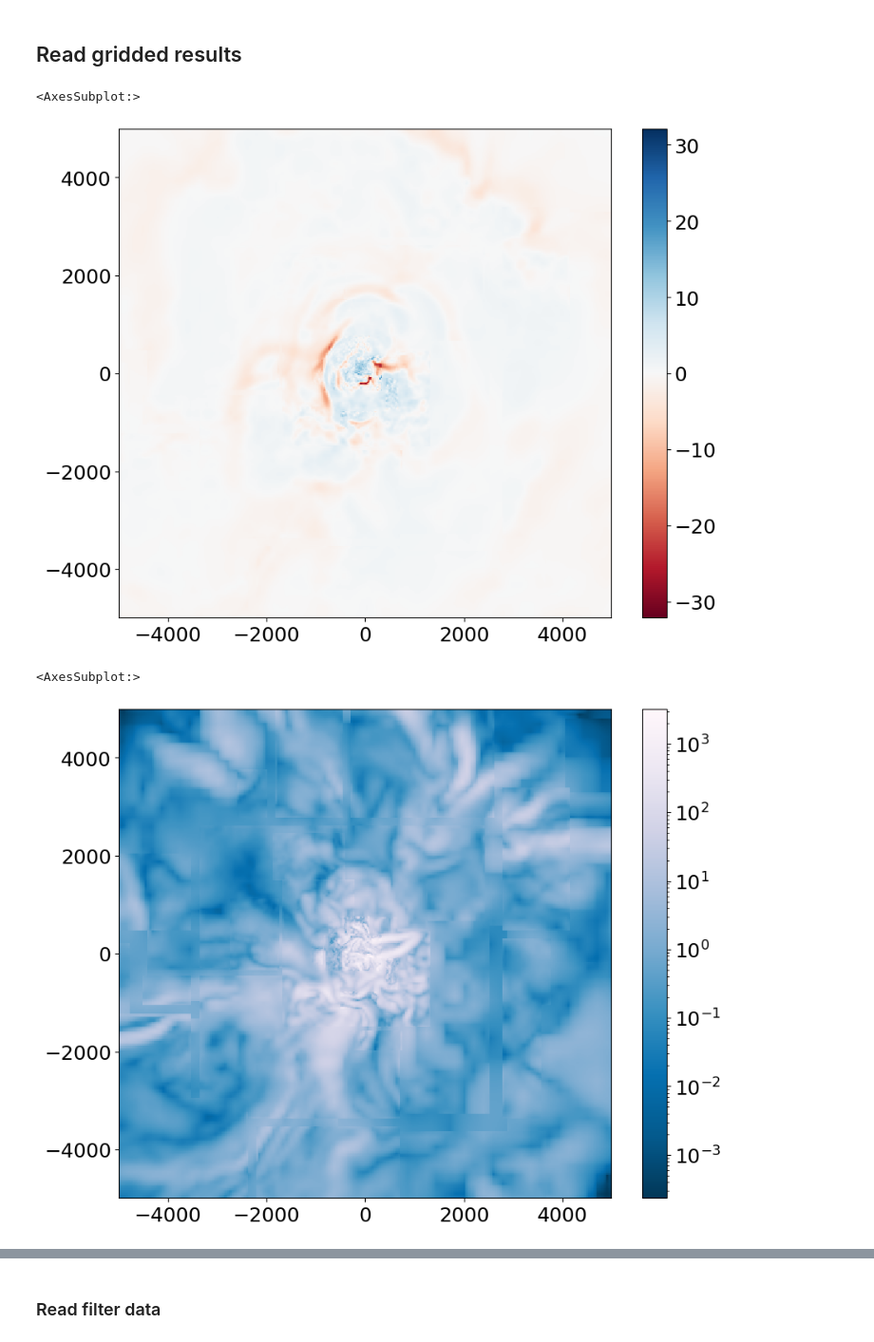
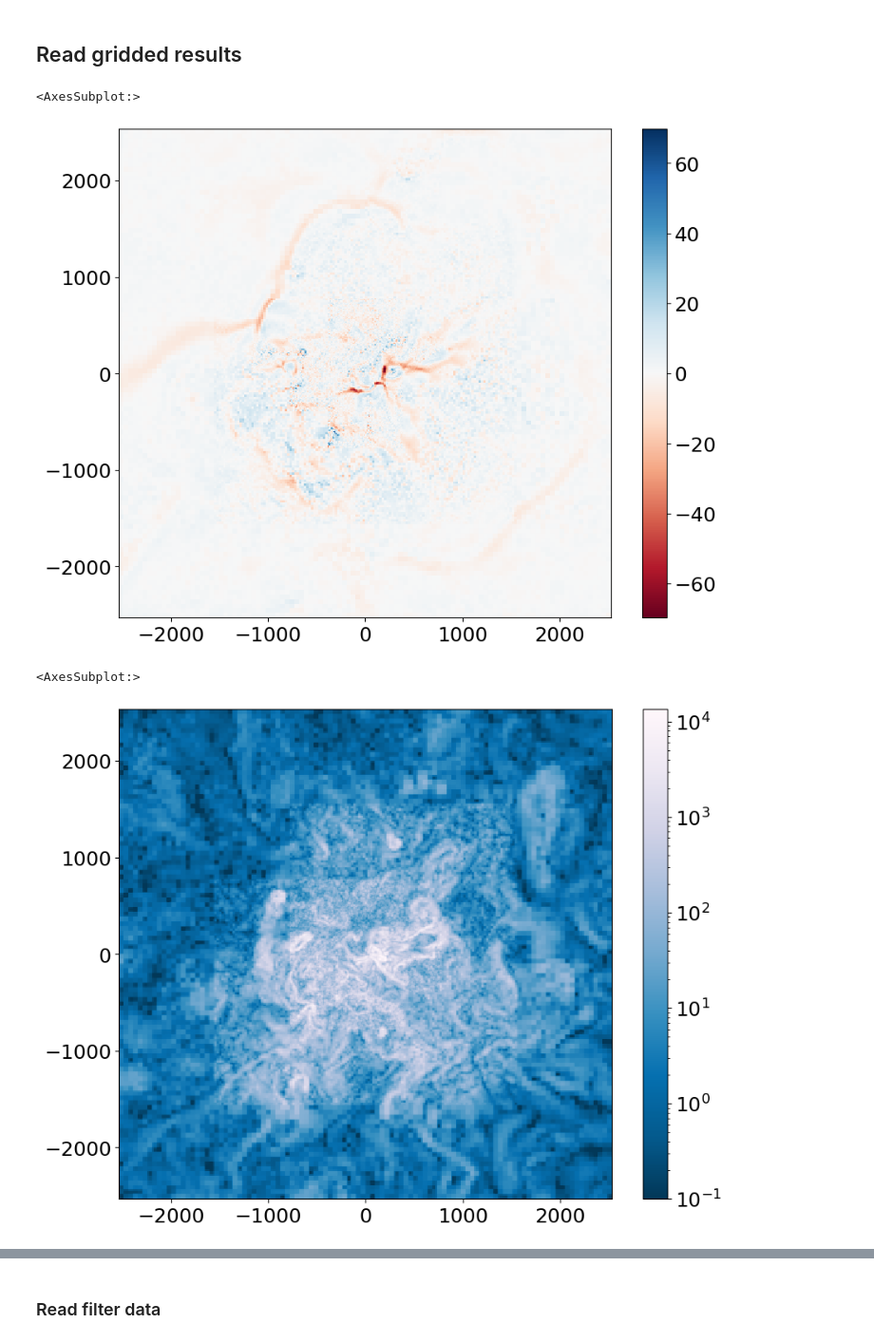
Before and after one commit to dvallesp/vortex-p, a Jupyter notebook: python_reader/example_reader.ipynb, the cells around one changed output, grey strips where cells are left out. Shown at 95% size. Cells and saved outputs as stored; diff of their text form; code cells hidden in the pictures.

```diff
--- a/python_reader/example_reader.ipynb
+++ b/python_reader/example_reader.ipynb
@@ -17,7 +17,7 @@ import vortex_reader
 # Path to your output files
 path = '../src/output_files/'
 # %%
-nmax = 128 # Base grid size
+nmax = 256 # Base grid size
 nl = 6 # Number of levels
 size = 50.e3 # Size of the domain in input units
 
@@ -31,7 +31,7 @@ parameters.write_parameters(nmax, nmax, nmax, nl, size, path=path) # This will c
 # %%
 ## Pick the centre of the box, the width of the box, and the number of refinement levels to consider (utl).
 cx, cy, cz = 0., 0., 0.
-wx, wy, wz = 10e3, 10e3, 10e3
+wx, wy, wz = 5e3, 5e3, 5e3
 utl = 4
 
 xl, yl, zl = cx-wx/2, cy-wy/2, cz-wz/2
@@ -47,17 +47,22 @@ k2 = int((zr+size/2)/size*nmax)
 bbox_int = [i1, i2, j1, j2, k1, k2]
 print('The box will cover the slice {:}:{:}, {:}:{:}, {:}:{:} of the base grid'.format(*bbox_int))
 
+bbox = [bbox_int[0]*size/nmax-size/2, (bbox_int[1]+1)*size/nmax-size/2,
+        bbox_int[2]*size/nmax-size/2, (bbox_int[3]+1)*size/nmax-size/2,
+        bbox_int[4]*size/nmax-size/2, (bbox_int[5]+1)*size/nmax-size/2]
+print('The box will cover the volume {:}:{:}, {:}:{:}, {:}:{:} (input length units)'.format(*bbox))
+
 nuni_x = (i2-i1+1)*2**utl
 nuni_y = (j2-j1+1)*2**utl
 nuni_z = (k2-k1+1)*2**utl
 print('The uniform grid will have dimensions',nuni_x, nuni_y, nuni_z)
 
-dx_uni = wx/nuni_x
+xl, xr, yl, yr, zl, zr = bbox
+dx_uni = (xr - xl)/nuni_x
 
 xuni = np.linspace(xl + dx_uni/2, xr - dx_uni/2, nuni_x)
 yuni = np.linspace(yl + dx_uni/2, yr - dx_uni/2, nuni_y)
 zuni = np.linspace(zl + dx_uni/2, zr - dx_uni/2, nuni_z)
 
-print('The uniform grid will cover the region', xl, xr, yl, yr, zl, zr)
 print('The uniform grid will have resolution', dx_uni)
 # %% [output]
@@ -157,23 +151,23 @@ unigrid = masclet.tools.unigrid(divv,
 # %%
-proj = unigrid[:,:, nuni_z//2]
+proj = unigrid[:,:, nuni_z//2-16 : nuni_z//2-16 + 1].mean(axis=2)
 masclet.graphics.colormap2d(proj, x=xuni, y=yuni, are_meshgrid=False, logz=False, cmap='RdBu',
                             cbarmin=-np.max(np.abs(proj)), cbarmax=np.max(np.abs(proj)))
 # %% [output]
 <AxesSubplot:>
-[figure, old version]
+[figure, new version]
 # %%
 curlvx, curlvy, curlvz = vortex_reader.read_curlv(it, path=path)
 # %%
-unigrid = masclet.tools.unigrid([0.5*(xx**2 + yy**2 + zz**2) for xx,yy,zz in zip(curlvx, curlvy, curlvz)],
-                                bbox_int, utl, npatch, patchnx,
+unigrid = masclet.tools.uniform_grid_zoom(masclet.tools.clean_field([0.5*(xx**2 + yy**2 + zz**2) for xx,yy,zz in zip(curlvx, curlvy, curlvz)], cr0amr, solap, npatch, up_to_level=utl),
+                                bbox, utl, npatch, patchnx,
                                 patchny, patchnz, patchrx, patchry, patchrz,
-                                size, nmax, interpolate=True)
+                                size, nmax)
 # %%
 proj = unigrid[:,:, nuni_z//2]
-masclet.graphics.colormap2d(gaussian_filter(proj, sigma=.3), x=xuni, y=yuni, are_meshgrid=False, logz=True)
+masclet.graphics.colormap2d(gaussian_filter(proj, sigma=.5), x=xuni, y=yuni, are_meshgrid=False, logz=True, cbarmin=0.1)
 # %% [output]
 <AxesSubplot:>
-[figure, old version]
+[figure, new version]
 # %%
 spot = vortex_reader.read_spot(it, path=path)
 # %%
```
Also changed, not shown: parts of 32 cells of this notebook.
